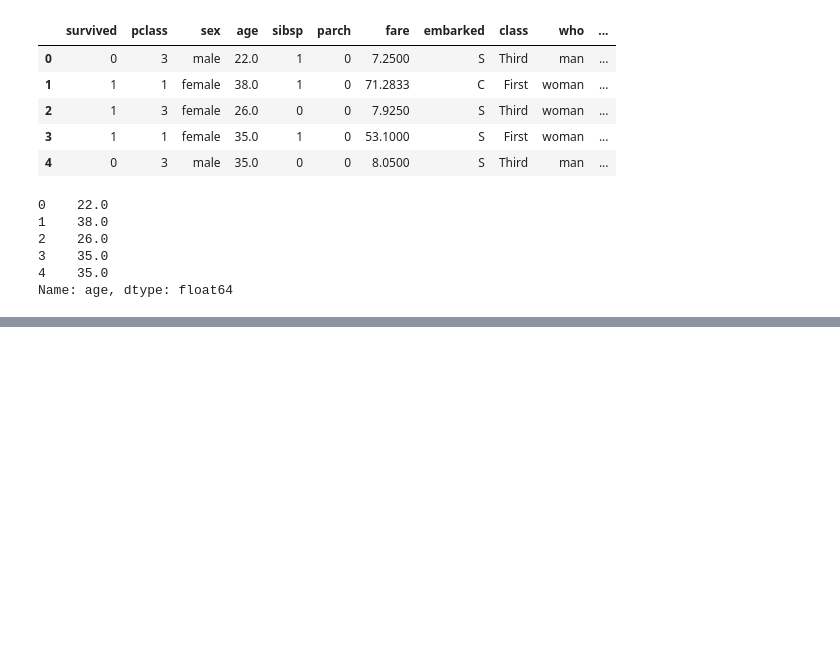
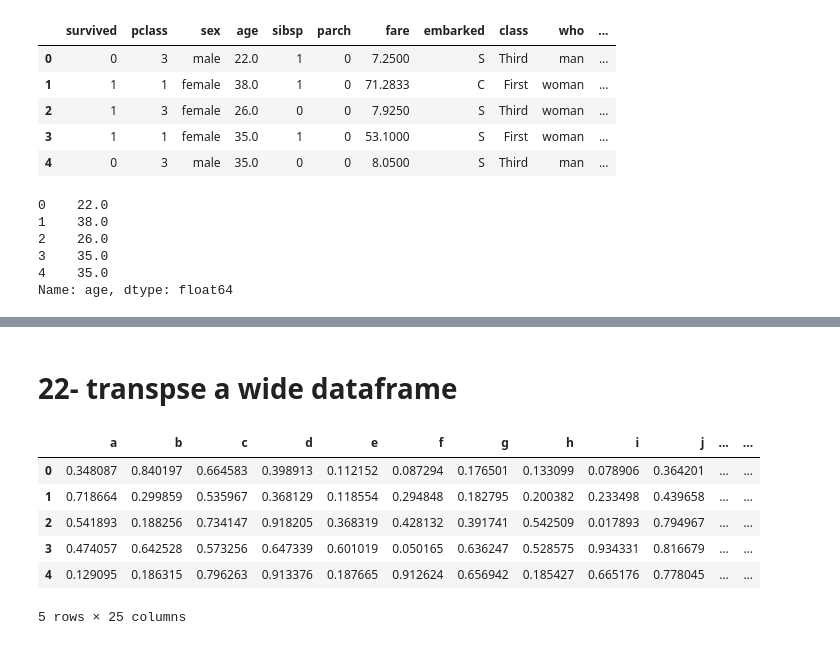
Before and after one commit to xaqibshah/DataScienceLearning, a Jupyter notebook: Python_Ka_Chilla/pandas/02b_panda_tip_and_tricks.ipynb, the cells around one changed output, grey strips where cells are left out. Cells and saved outputs as stored; diff of their text form; code cells hidden in the pictures; blank space fills up the shorter version.

```diff
--- a/Python_Ka_Chilla/pandas/02b_panda_tip_and_tricks.ipynb
+++ b/Python_Ka_Chilla/pandas/02b_panda_tip_and_tricks.ipynb
@@ -246,0 +289,2 @@ SyntaxError: invalid syntax (225948066.py, line 2)
+# %% [markdown]
+# 22- transpse a wide dataframe
@@ -246,0 +294,12 @@ SyntaxError: invalid syntax (225948066.py, line 2)
+# %%
+#create a new df
+df = pd.DataFrame(np.random.rand(200,25), columns=list('abcdefghijklmnopqrstuvwxy'))
+df.head()
+# %% [output]
+|  | a | b | c | d | e | f | g | h | i | j | ... | ... |
+| 0 | 0.348087 | 0.840197 | 0.664583 | 0.398913 | 0.112152 | 0.087294 | 0.176501 | 0.133099 | 0.078906 | 0.364201 | ... | ... |
+| 1 | 0.718664 | 0.299859 | 0.535967 | 0.368129 | 0.118554 | 0.294848 | 0.182795 | 0.200382 | 0.233498 | 0.439658 | ... | ... |
+| 2 | 0.541893 | 0.188256 | 0.734147 | 0.918205 | 0.368319 | 0.428132 | 0.391741 | 0.542509 | 0.017893 | 0.794967 | ... | ... |
+| 3 | 0.474057 | 0.642528 | 0.573256 | 0.647339 | 0.601019 | 0.050165 | 0.636247 | 0.528575 | 0.934331 | 0.816679 | ... | ... |
+| 4 | 0.129095 | 0.186315 | 0.796263 | 0.913376 | 0.187665 | 0.912624 | 0.656942 | 0.185427 | 0.665176 | 0.778045 | ... | ... |
+5 rows × 25 columns
```
Also changed, not shown: parts of 10 cells of this notebook.
